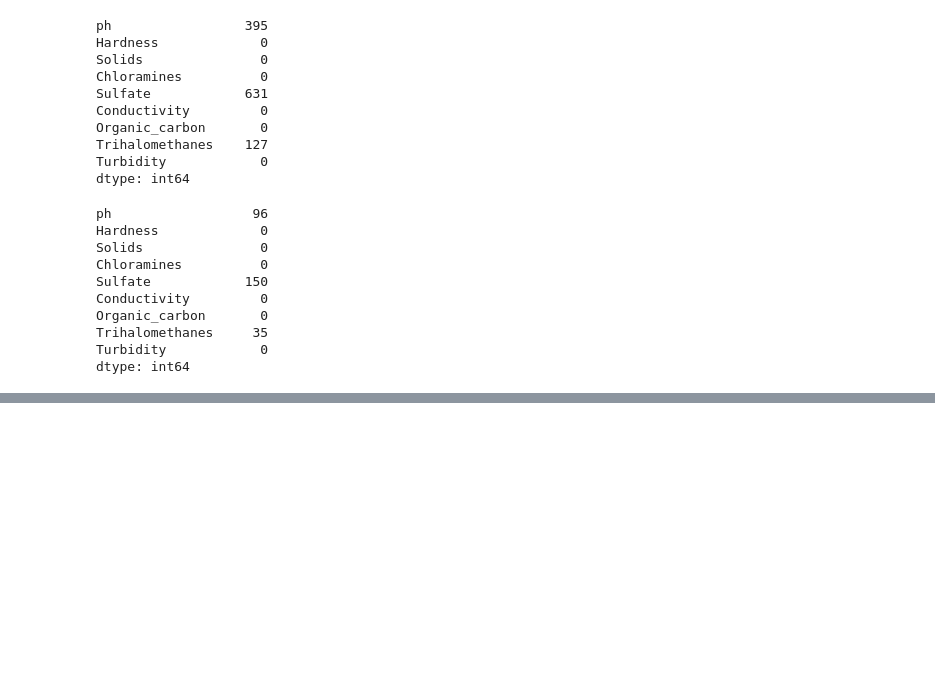
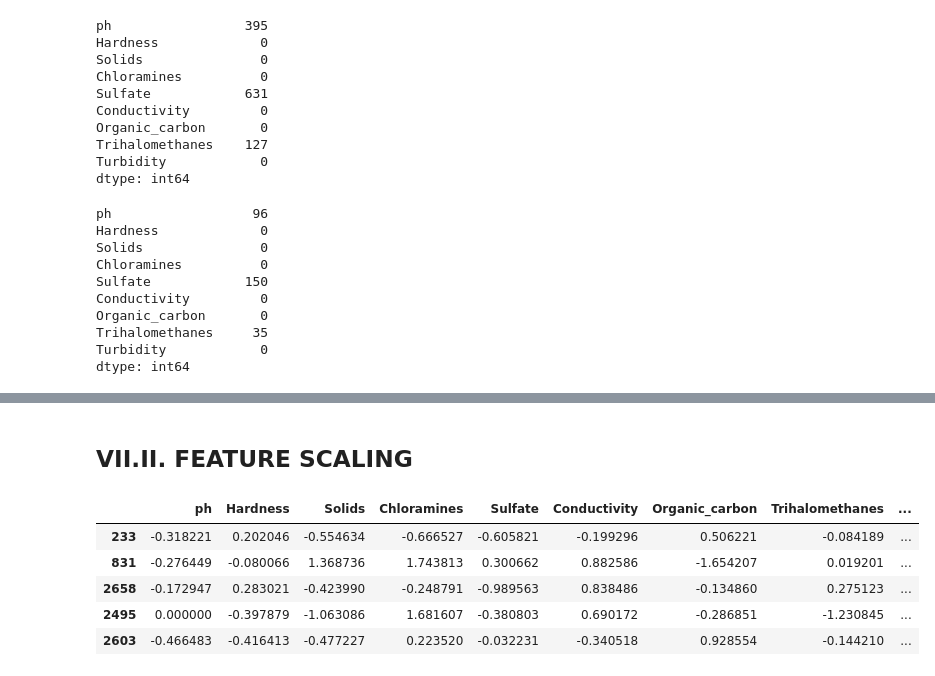
Before and after one commit to jiejorie/experiment-portfolio-machine-learning, a Jupyter notebook: 02-Classification Model/classification-model.ipynb, the cells around one changed output, grey strips where cells are left out. Cells and saved outputs as stored; diff of their text form; code cells hidden in the pictures; blank space fills up the shorter version.

```diff
--- a/02-Classification Model/classification-model.ipynb
+++ b/02-Classification Model/classification-model.ipynb
@@ -307,0 +312,5 @@ X_test_prepared["ph"] = X_test_prepared["ph"].fillna(ph_mean)
+# %%
+# Mean Imputation on 'Trihalomethanes' column
+thms_mean = X_train_prepared["Trihalomethanes"].mean()
+X_train_prepared["Trihalomethanes"] = X_train_prepared["Trihalomethanes"].fillna(thms_mean)
+X_test_prepared["Trihalomethanes"] = X_test_prepared["Trihalomethanes"].fillna(thms_mean)
@@ -307,0 +343,8 @@ X_test_prepared["ph"] = X_test_prepared["ph"].fillna(ph_mean)
+# %% [markdown]
+## **VII.II. FEATURE SCALING**
+# %%
+numeric_columns = ["ph", "Hardness", "Solids", "Chloramines", "Sulfate", "Conductivity","Organic_carbon", "Trihalomethanes", "Turbidity"] # All the columns you want to scale
+# %%
+scaler = StandardScaler() # create scaler object
+# %%
+X_train_prepared[numeric_columns] = scaler.fit_transform(X_train_prepared[numeric_columns]) #fit scaler on training data & transform training data
@@ -307,0 +353,9 @@ X_test_prepared["ph"] = X_test_prepared["ph"].fillna(ph_mean)
+# %%
+X_train_prepared.head() # check the post-scaled training data
+# %% [output]
+|  | ph | Hardness | Solids | Chloramines | Sulfate | Conductivity | Organic_carbon | Trihalomethanes | ... |
+| 233 | -0.318221 | 0.202046 | -0.554634 | -0.666527 | -0.605821 | -0.199296 | 0.506221 | -0.084189 | ... |
+| 831 | -0.276449 | -0.080066 | 1.368736 | 1.743813 | 0.300662 | 0.882586 | -1.654207 | 0.019201 | ... |
+| 2658 | -0.172947 | 0.283021 | -0.423990 | -0.248791 | -0.989563 | 0.838486 | -0.134860 | 0.275123 | ... |
+| 2495 | 0.000000 | -0.397879 | -1.063086 | 1.681607 | -0.380803 | 0.690172 | -0.286851 | -1.230845 | ... |
+| 2603 | -0.466483 | -0.416413 | -0.477227 | 0.223520 | -0.032231 | -0.340518 | 0.928554 | -0.144210 | ... |
```
Also changed, not shown: parts of 12 cells of this notebook.
